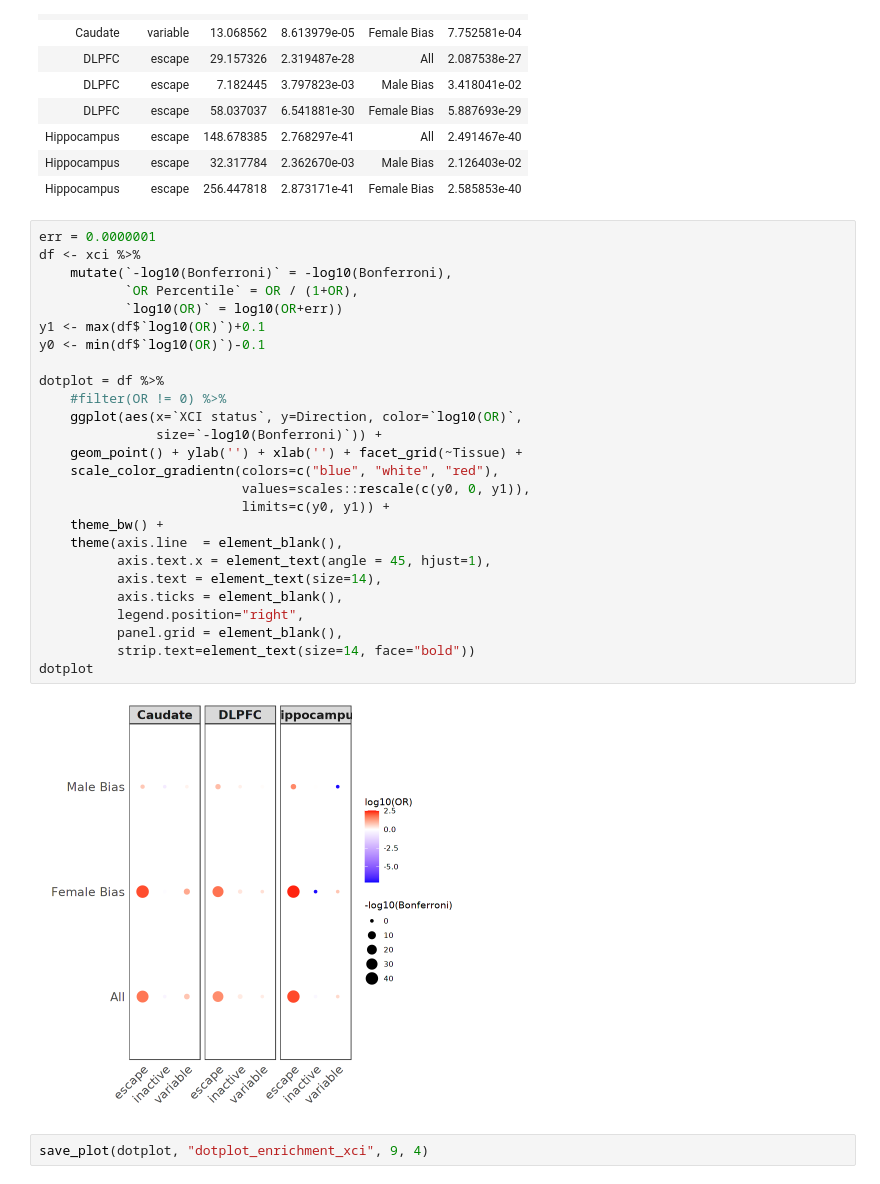
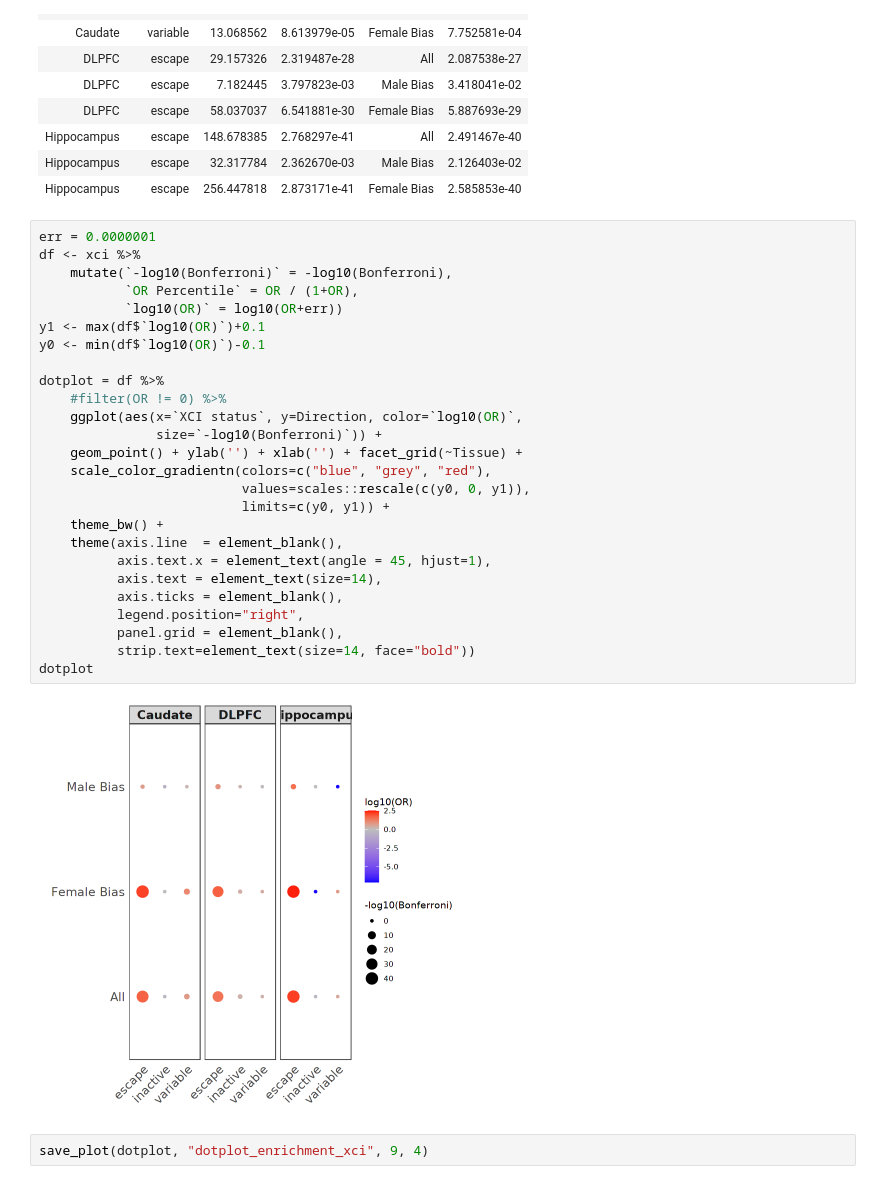
Before and after one commit to LieberInstitute/sex_differences_sz, a Jupyter notebook: xci_dosage_analysis/xci_enrichment/heatmap_enrichment/_m/main.ipynb, the cells around one changed output. Drawn from its saved outputs; the diff is of its cells as text.

Commit message:
updating scale colors for heatmap

```diff
--- a/xci_dosage_analysis/xci_enrichment/heatmap_enrichment/_m/main.ipynb
+++ b/xci_dosage_analysis/xci_enrichment/heatmap_enrichment/_m/main.ipynb
@@ -42,31 +42,31 @@ A data.table: 10 × 6
 # %%
 err = 0.0000001
 df <- xci %>%
     mutate(`-log10(Bonferroni)` = -log10(Bonferroni),
            `OR Percentile` = OR / (1+OR),
            `log10(OR)` = log10(OR+err))
 y1 <- max(df$`log10(OR)`)+0.1
 y0 <- min(df$`log10(OR)`)-0.1
 
 dotplot = df %>%
     #filter(OR != 0) %>%
     ggplot(aes(x=`XCI status`, y=Direction, color=`log10(OR)`,
                size=`-log10(Bonferroni)`)) +
     geom_point() + ylab('') + xlab('') + facet_grid(~Tissue) +
-    scale_color_gradientn(colors=c("blue", "white", "red"),
+    scale_color_gradientn(colors=c("blue", "grey", "red"),
                           values=scales::rescale(c(y0, 0, y1)),
                           limits=c(y0, y1)) +
     theme_bw() +
     theme(axis.line  = element_blank(),
           axis.text.x = element_text(angle = 45, hjust=1),
           axis.text = element_text(size=14),
           axis.ticks = element_blank(),
           legend.position="right",
           panel.grid = element_blank(),
           strip.text=element_text(size=14, face="bold"))
 dotplot
 # %% [output]
-[figure, old version]
+[figure, new version]
 # %%
 save_plot(dotplot, "dotplot_enrichment_xci", 9, 4)
 # %% [markdown]
```
Also changed, not shown: parts of 1 cell of this notebook, 6 other files.
